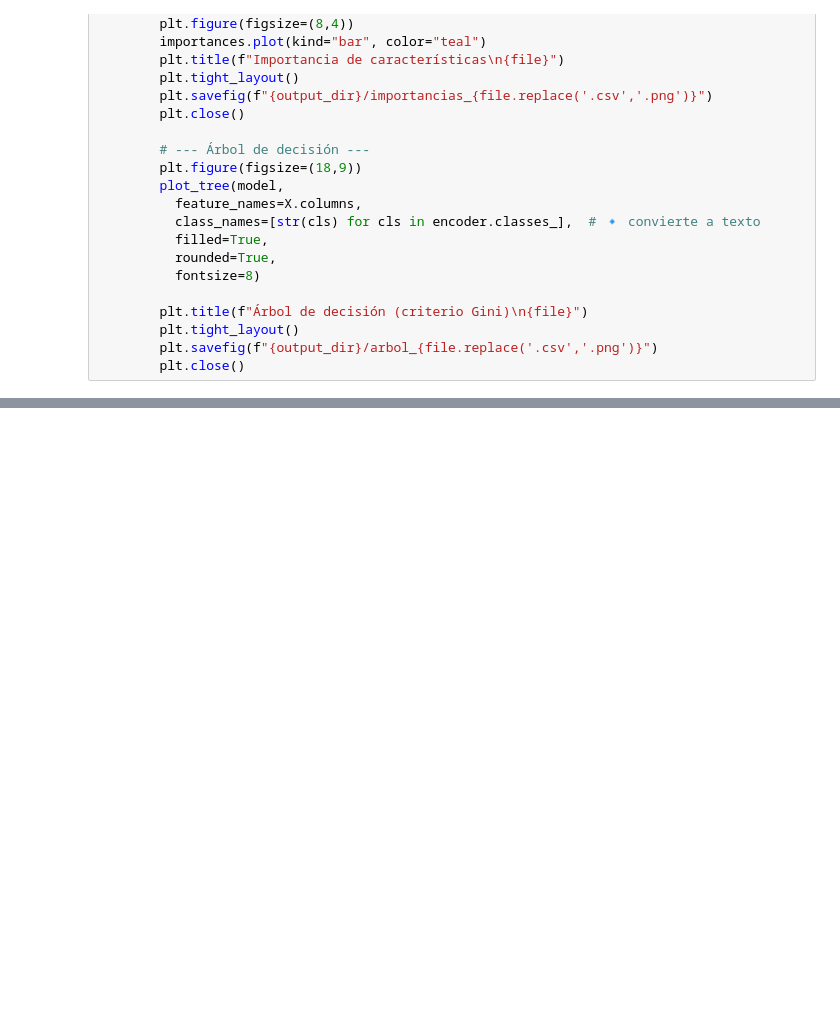
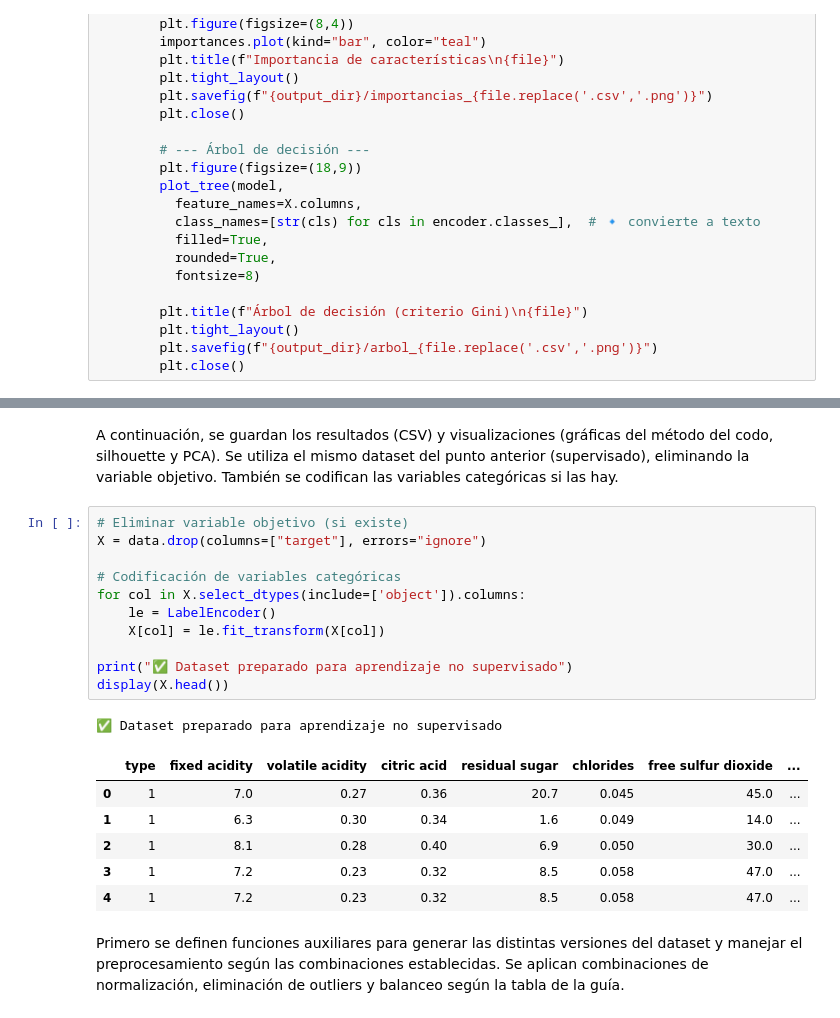
Before and after one commit to Zuleto1231/practica_2, a Jupyter notebook: main.ipynb, the cells around one changed output, grey strips where cells are left out. Saved outputs shown, nothing was run; the diff lists cells and outputs as text; blank space fills up the shorter version.

```diff
--- a/main.ipynb
+++ b/main.ipynb
@@ -1183,0 +1221,25 @@ for file in sorted(os.listdir(input_dir)):
+# %% [markdown]
+A continuación, se guardan los resultados (CSV) y visualizaciones (gráficas del método del codo, silhouette y PCA). Se utiliza el mismo dataset del punto anterior (supervisado), eliminando la variable objetivo.
+También se codifican las variables categóricas si las hay.
+# %%
+# Eliminar variable objetivo (si existe)
+X = data.drop(columns=["target"], errors="ignore")
+
+# Codificación de variables categóricas
+for col in X.select_dtypes(include=['object']).columns:
+    le = LabelEncoder()
+    X[col] = le.fit_transform(X[col])
+
+print("✅ Dataset preparado para aprendizaje no supervisado")
+display(X.head())
+# %% [output]
+✅ Dataset preparado para aprendizaje no supervisado
+|  | type | fixed acidity | volatile acidity | citric acid | residual sugar | chlorides | free sulfur dioxide | ... |
+| 0 | 1 | 7.0 | 0.27 | 0.36 | 20.7 | 0.045 | 45.0 | ... |
+| 1 | 1 | 6.3 | 0.30 | 0.34 | 1.6 | 0.049 | 14.0 | ... |
+| 2 | 1 | 8.1 | 0.28 | 0.40 | 6.9 | 0.050 | 30.0 | ... |
+| 3 | 1 | 7.2 | 0.23 | 0.32 | 8.5 | 0.058 | 47.0 | ... |
+| 4 | 1 | 7.2 | 0.23 | 0.32 | 8.5 | 0.058 | 47.0 | ... |
+# %% [markdown]
+
+Primero se definen funciones auxiliares para generar las distintas versiones del dataset y manejar el preprocesamiento según las combinaciones establecidas. Se aplican combinaciones de normalización, eliminación de outliers y balanceo según la tabla de la guía.
```
Also changed, not shown: parts of 16 cells of this notebook.
